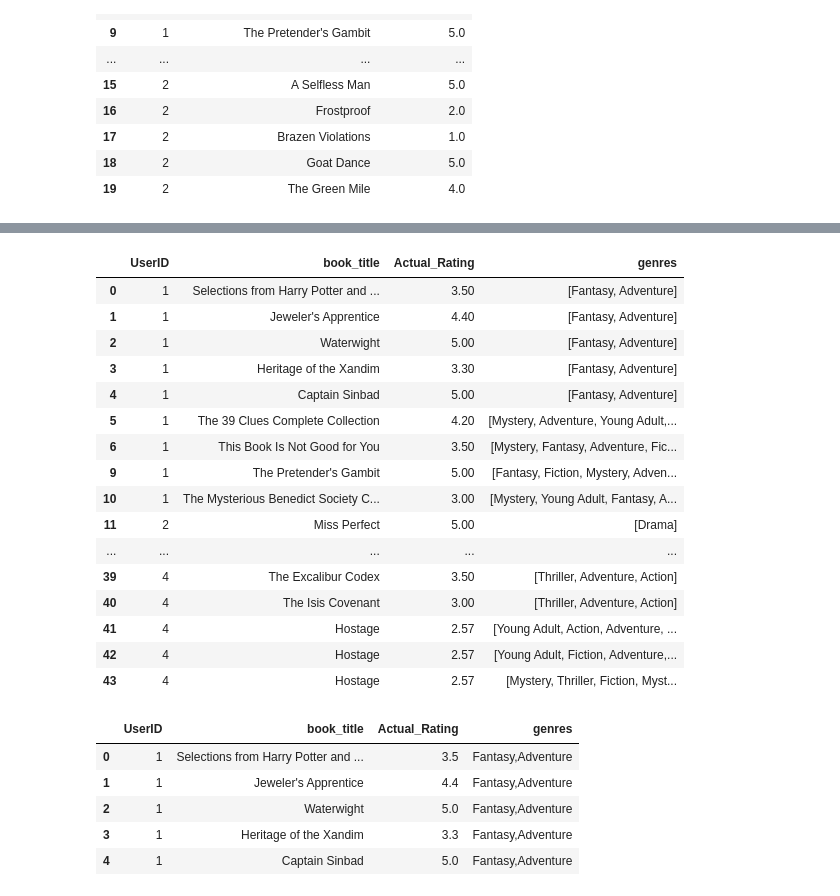
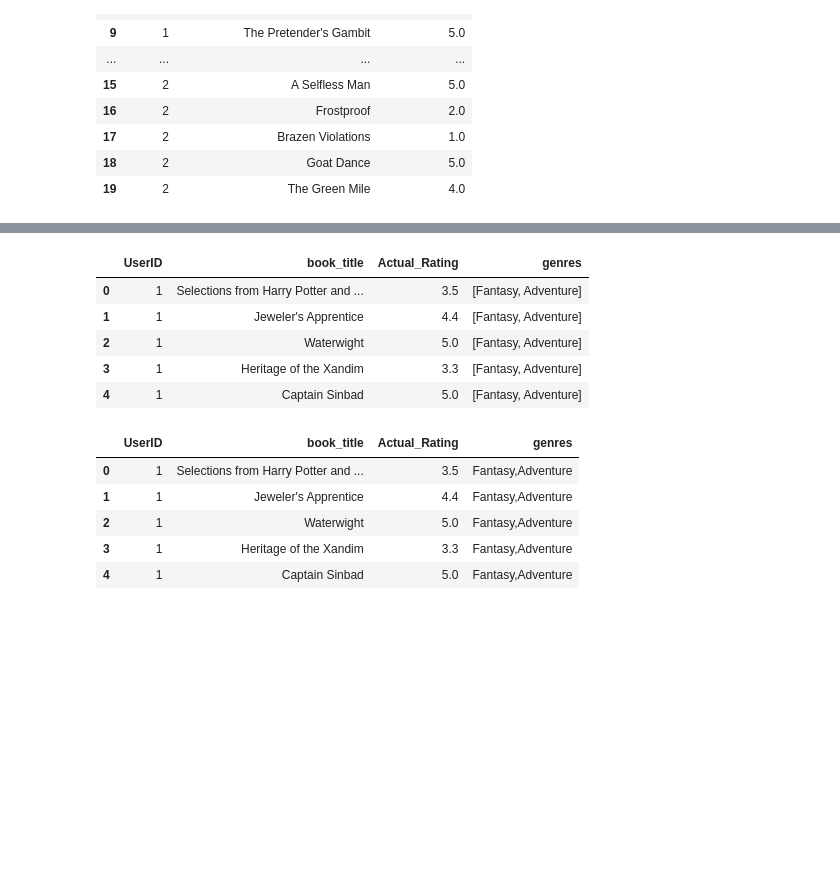
Before and after one commit to salihasjsu/cmpe257-CrossDomainRecommendation, a Jupyter notebook: project_jaccard_v7.ipynb, the cells around one changed output, grey strips where cells are left out. Cells and saved outputs as stored; diff of their text form; code cells hidden in the pictures; blank space fills up the shorter version.

```diff
--- a/project_jaccard_v7.ipynb
+++ b/project_jaccard_v7.ipynb
@@ -343,27 +332,16 @@ evaluation_ds.plot.bar(y='score',x = 'userId')
 # %%
 #evaluate_books = pd.DataFrame(columns=['genres','books','book_genres'])
 evaluate_books = pd.merge(survey_data,books,left_on='book_title',right_on ='book_title',how='left')
 evaluate_books = evaluate_books.drop(columns =['book_rating'])
 evaluate_books = evaluate_books.dropna()
-evaluate_books.head(40)
+evaluate_books.head()
 # %% [output]
 |  | UserID | book_title | Actual_Rating | genres |
-| 0 | 1 | Selections from Harry Potter and ... | 3.50 | [Fantasy, Adventure] |
-| 1 | 1 | Jeweler's Apprentice | 4.40 | [Fantasy, Adventure] |
-| 2 | 1 | Waterwight | 5.00 | [Fantasy, Adventure] |
-| 3 | 1 | Heritage of the Xandim | 3.30 | [Fantasy, Adventure] |
-| 4 | 1 | Captain Sinbad | 5.00 | [Fantasy, Adventure] |
-| 5 | 1 | The 39 Clues Complete Collection | 4.20 | [Mystery, Adventure, Young Adult,... |
-| 6 | 1 | This Book Is Not Good for You | 3.50 | [Mystery, Fantasy, Adventure, Fic... |
-| 9 | 1 | The Pretender's Gambit | 5.00 | [Fantasy, Fiction, Mystery, Adven... |
-| 10 | 1 | The Mysterious Benedict Society C... | 3.00 | [Mystery, Young Adult, Fantasy, A... |
-| 11 | 2 | Miss Perfect | 5.00 | [Drama] |
-| ... | ... | ... | ... | ... |
-| 39 | 4 | The Excalibur Codex | 3.50 | [Thriller, Adventure, Action] |
-| 40 | 4 | The Isis Covenant | 3.00 | [Thriller, Adventure, Action] |
-| 41 | 4 | Hostage | 2.57 | [Young Adult, Action, Adventure, ... |
-| 42 | 4 | Hostage | 2.57 | [Young Adult, Fiction, Adventure,... |
-| 43 | 4 | Hostage | 2.57 | [Mystery, Thriller, Fiction, Myst... |
+| 0 | 1 | Selections from Harry Potter and ... | 3.5 | [Fantasy, Adventure] |
+| 1 | 1 | Jeweler's Apprentice | 4.4 | [Fantasy, Adventure] |
+| 2 | 1 | Waterwight | 5.0 | [Fantasy, Adventure] |
+| 3 | 1 | Heritage of the Xandim | 3.3 | [Fantasy, Adventure] |
+| 4 | 1 | Captain Sinbad | 5.0 | [Fantasy, Adventure] |
 # %%
 evaluate_books['genres'] = evaluate_books['genres'].str.join(',')
 evaluate_books.head()
```
Also changed, not shown: parts of 21 cells of this notebook.
